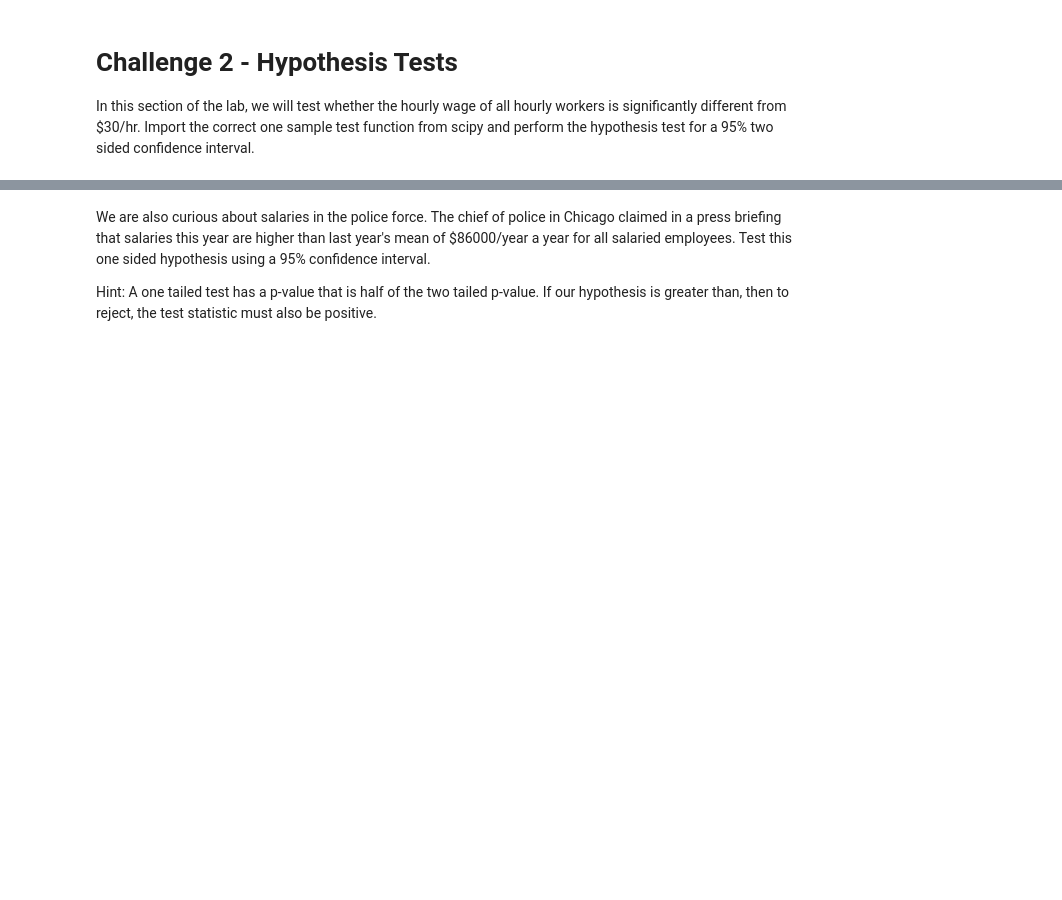
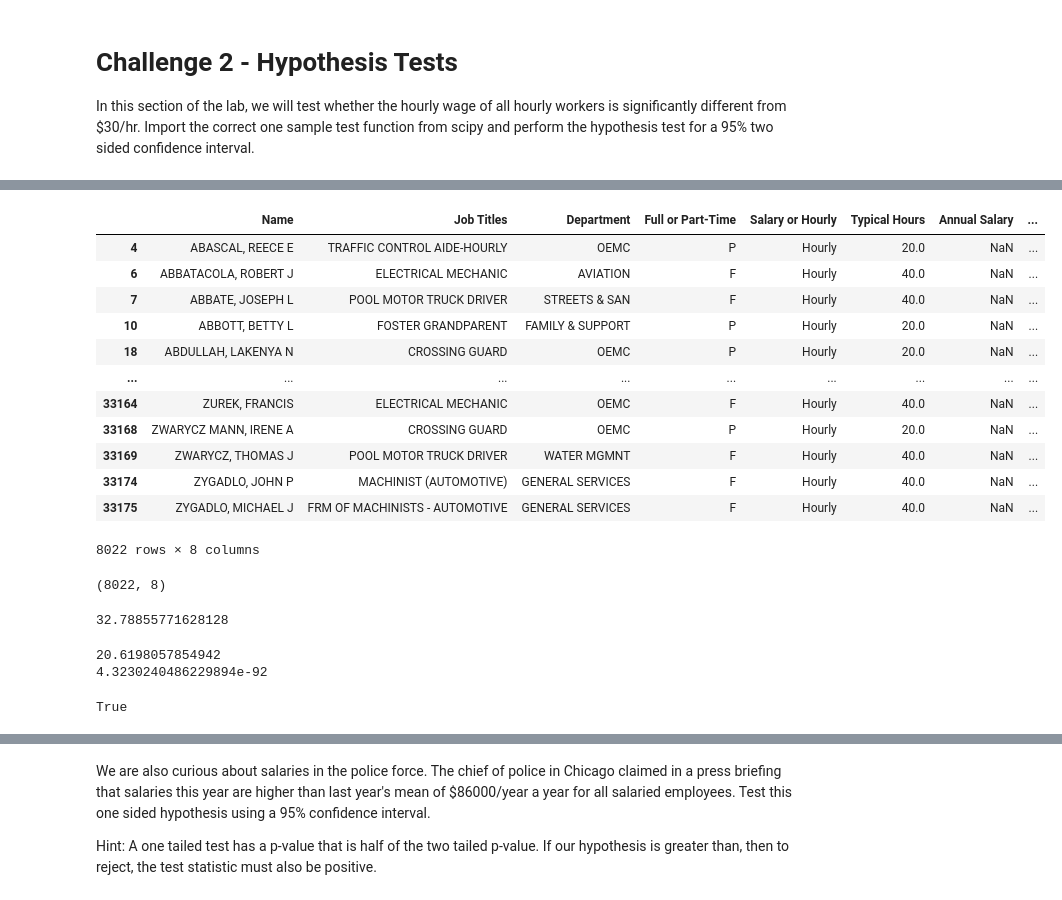
Before and after one commit to ta-data-lis/lab-hypothesis-testing-1, a Jupyter notebook: your-code/main.ipynb, the cells around one changed output, grey strips where cells are left out. Drawn from its saved outputs; the diff is of its cells as text; code cells hidden in the pictures; blank space fills up the shorter version.

```diff
--- a/your-code/main.ipynb
+++ b/your-code/main.ipynb
@@ -11,6 +13,8 @@
 In this challenge, we will examine all salaries of employees of the City of Chicago. We will start by loading the dataset and examining its contents.
 # %%
 # Your code here:
+
+salaries = pd.read_csv('Current_Employee_Names__Salaries__and_Position_Titles.csv')
 # %% [markdown]
 Examine the `salaries` dataset using the `head` function below.
 # %%
@@ -37,0 +134,46 @@ In this section of the lab, we will test whether the hourly wage of all hourly w
+# %%
+# 3. SAMPLE of the hourly workers
+
+hourly_sample = salaries[salaries['Salary or Hourly'] == 'Hourly']
+hourly_sample
+# %% [output]
+|  | Name | Job Titles | Department | Full or Part-Time | Salary or Hourly | Typical Hours | Annual Salary | ... |
+| 4 | ABASCAL, REECE E | TRAFFIC CONTROL AIDE-HOURLY | OEMC | P | Hourly | 20.0 | NaN | ... |
+| 6 | ABBATACOLA, ROBERT J | ELECTRICAL MECHANIC | AVIATION | F | Hourly | 40.0 | NaN | ... |
+| 7 | ABBATE, JOSEPH L | POOL MOTOR TRUCK DRIVER | STREETS & SAN | F | Hourly | 40.0 | NaN | ... |
+| 10 | ABBOTT, BETTY L | FOSTER GRANDPARENT | FAMILY & SUPPORT | P | Hourly | 20.0 | NaN | ... |
+| 18 | ABDULLAH, LAKENYA N | CROSSING GUARD | OEMC | P | Hourly | 20.0 | NaN | ... |
+| ... | ... | ... | ... | ... | ... | ... | ... | ... |
+| 33164 | ZUREK, FRANCIS | ELECTRICAL MECHANIC | OEMC | F | Hourly | 40.0 | NaN | ... |
+| 33168 | ZWARYCZ MANN, IRENE A | CROSSING GUARD | OEMC | P | Hourly | 20.0 | NaN | ... |
+| 33169 | ZWARYCZ, THOMAS J | POOL MOTOR TRUCK DRIVER | WATER MGMNT | F | Hourly | 40.0 | NaN | ... |
+| 33174 | ZYGADLO, JOHN P | MACHINIST (AUTOMOTIVE) | GENERAL SERVICES | F | Hourly | 40.0 | NaN | ... |
+| 33175 | ZYGADLO, MICHAEL J | FRM OF MACHINISTS - AUTOMOTIVE | GENERAL SERVICES | F | Hourly | 40.0 | NaN | ... |
+8022 rows × 8 columns
+# %%
+hourly_sample.shape
+# %% [output]
+(8022, 8)
+# %%
+# Mean of our sample (x_hat)
+x_hat = hourly_sample['Hourly Rate'].mean()
+x_hat
+# %% [output]
+32.78855771628128
+# %%
+# 4. COMPUTE THE STATISTICS
+# 5. COMPUTE THE P_VALUE
+
+stat, p_value = st.ttest_1samp(hourly_sample['Hourly Rate'], 30)
+
+print(stat)
+print(p_value)
+# %% [output]
+20.6198057854942
+4.3230240486229894e-92
+# %%
+#6. DECIDE
+
+p_value < alpha
+# %% [output]
+True
```
Also changed, not shown: parts of 54 cells of this notebook.
